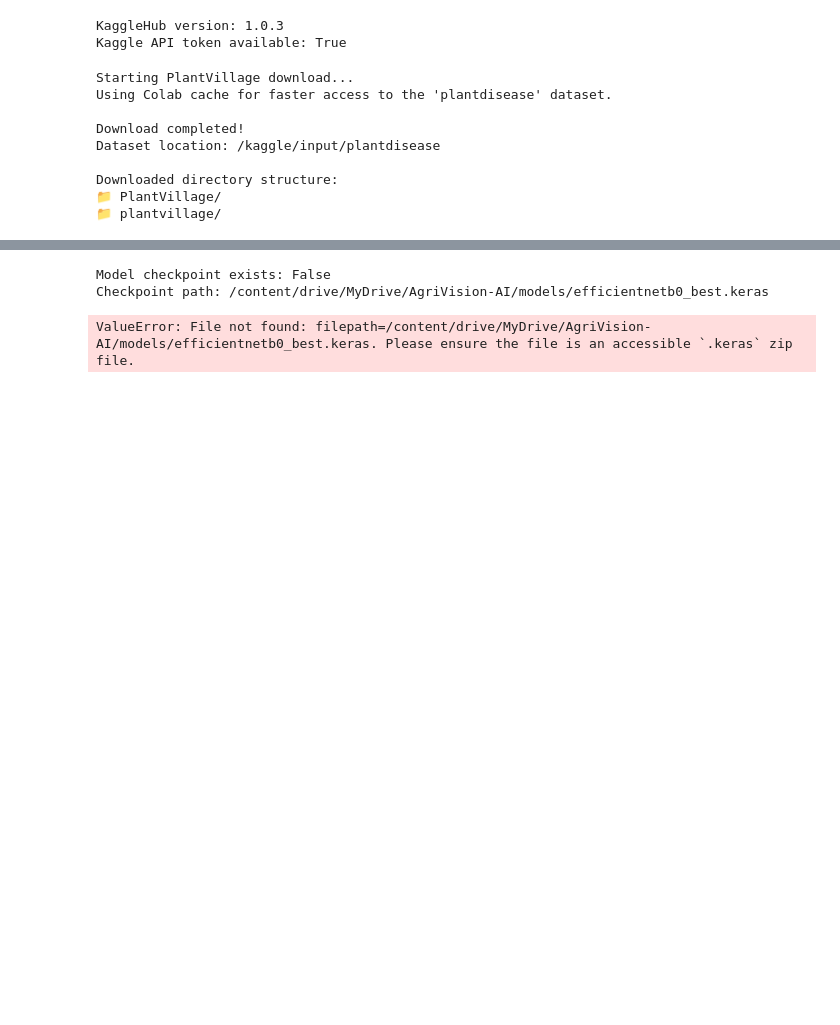
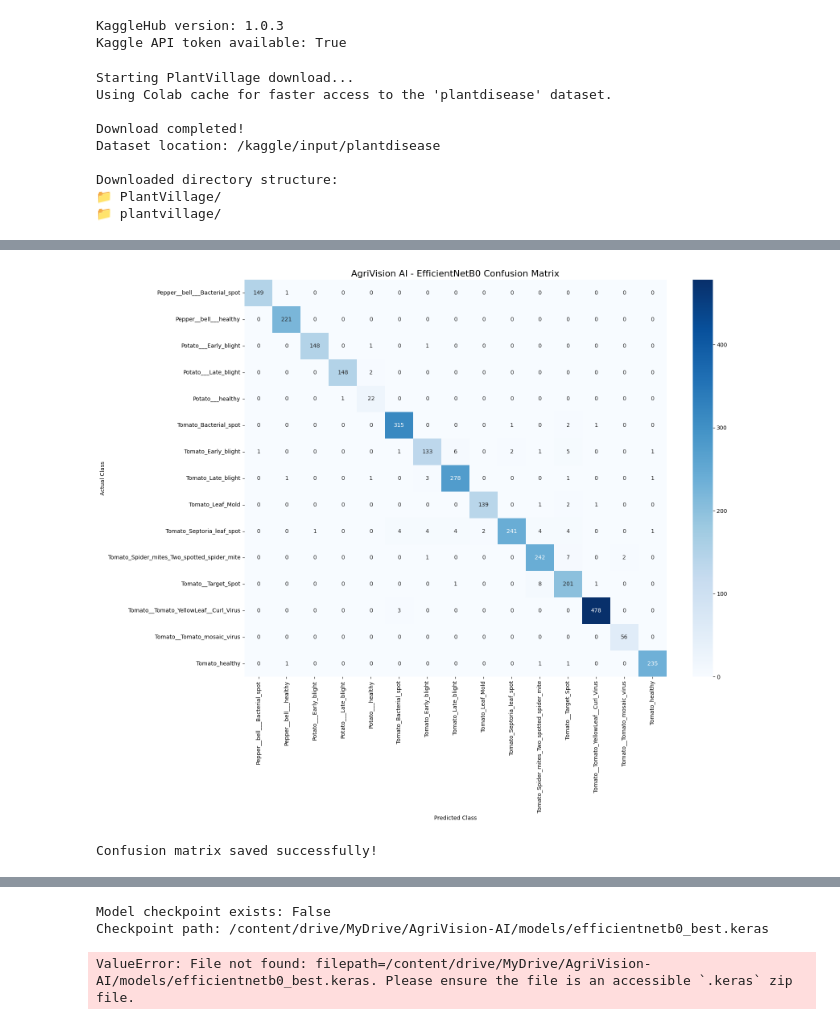
Before and after one commit to Abhish0030/AgriVision-AI, a Jupyter notebook: notebooks/AgriVision_AI_Complete.ipynb, the cells around one changed output, grey strips where cells are left out. Saved outputs shown, nothing was run; the diff lists cells and outputs as text; code cells hidden in the pictures; blank space fills up the shorter version.

```diff
--- a/notebooks/AgriVision_AI_Complete.ipynb
+++ b/notebooks/AgriVision_AI_Complete.ipynb
@@ -348,0 +733,12 @@ Copying PlantVillage to Google Drive...
+# %%
+for images, labels in train_ds.take(1):
+
+    print("Image batch shape:", images.shape)
+    print("Label batch shape:", labels.shape)
+    print("Image dtype:", images.dtype)
+    print("Pixel minimum:", tf.reduce_min(images).numpy())
+    print("Pixel maximum:", tf.reduce_max(images).numpy())
+
+print("\nTraining batches:", tf.data.experimental.cardinality(train_ds).numpy())
+print("Validation batches:", tf.data.experimental.cardinality(val_ds).numpy())
+print("Testing batches:", tf.data.experimental.cardinality(test_ds).numpy())
@@ -348,0 +1264,53 @@ Copying PlantVillage to Google Drive...
+# %%
+import matplotlib.pyplot as plt
+import seaborn as sns
+import numpy as np
+
+from sklearn.metrics import confusion_matrix
+
+# Generate confusion matrix
+cm = confusion_matrix(y_true, y_pred)
+
+# Plot
+plt.figure(figsize=(17, 14))
+
+sns.heatmap(
+    cm,
+    annot=True,
+    fmt="d",
+    cmap="Blues",
+    xticklabels=class_names,
+    yticklabels=class_names
+)
+
+plt.title(
+    "AgriVision AI - EfficientNetB0 Confusion Matrix",
+    fontsize=16
+)
+
+plt.xlabel("Predicted Class")
+plt.ylabel("Actual Class")
+
+plt.xticks(rotation=90)
+plt.yticks(rotation=0)
+
+plt.tight_layout()
+
+# Save figure
+RESULTS_DIR = "/content/gdrive/MyDrive/AgriVision-AI/results"
+
+import os
+os.makedirs(RESULTS_DIR, exist_ok=True)
+
+plt.savefig(
+    os.path.join(RESULTS_DIR, "efficientnetb0_confusion_matrix.png"),
+    dpi=300,
+    bbox_inches="tight"
+)
+
+plt.show()
+
+print("Confusion matrix saved successfully!")
+# %% [output]
+[figure, added]
+Confusion matrix saved successfully!
```
Also changed, not shown: parts of 27 cells of this notebook.
